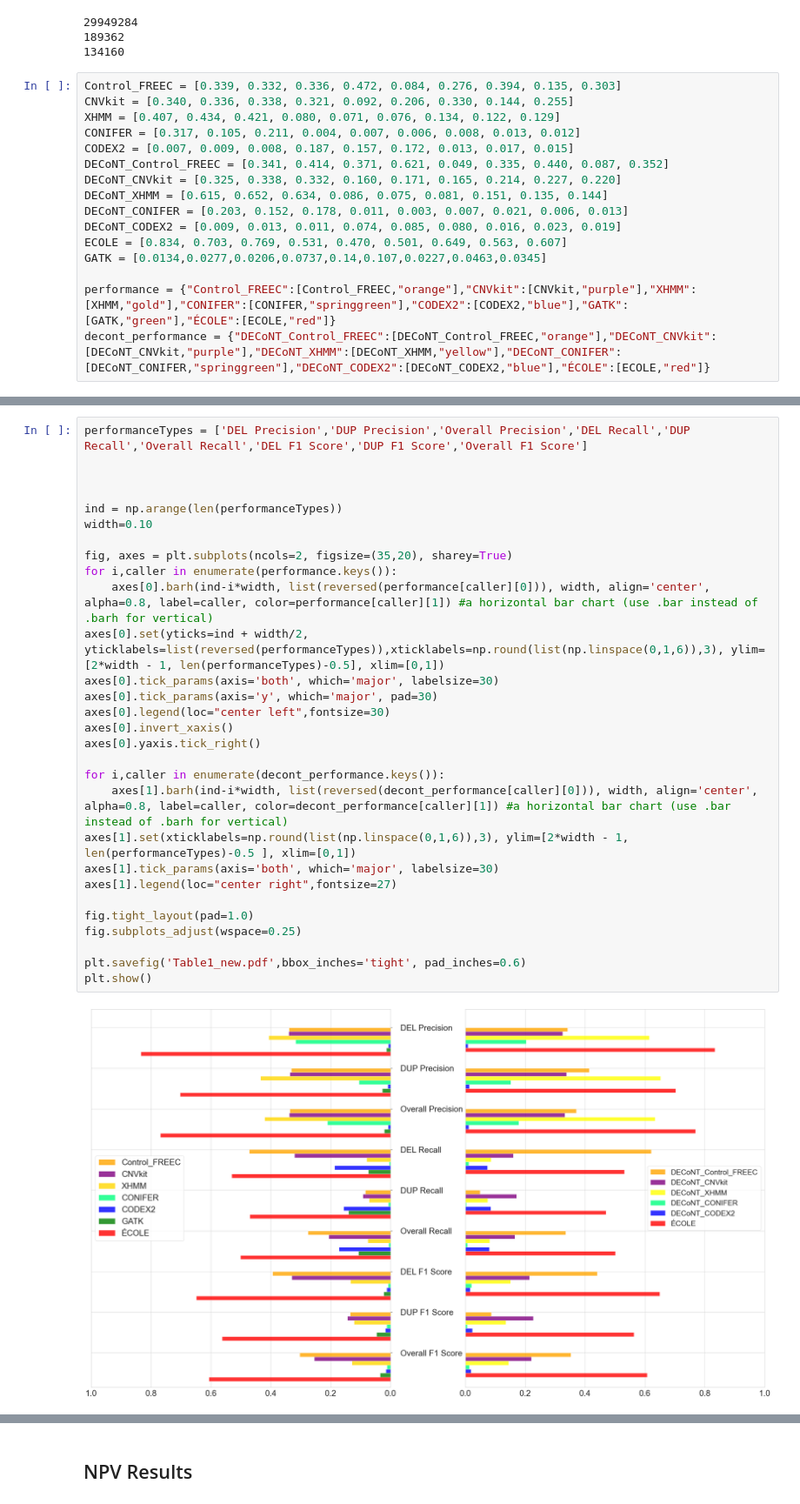
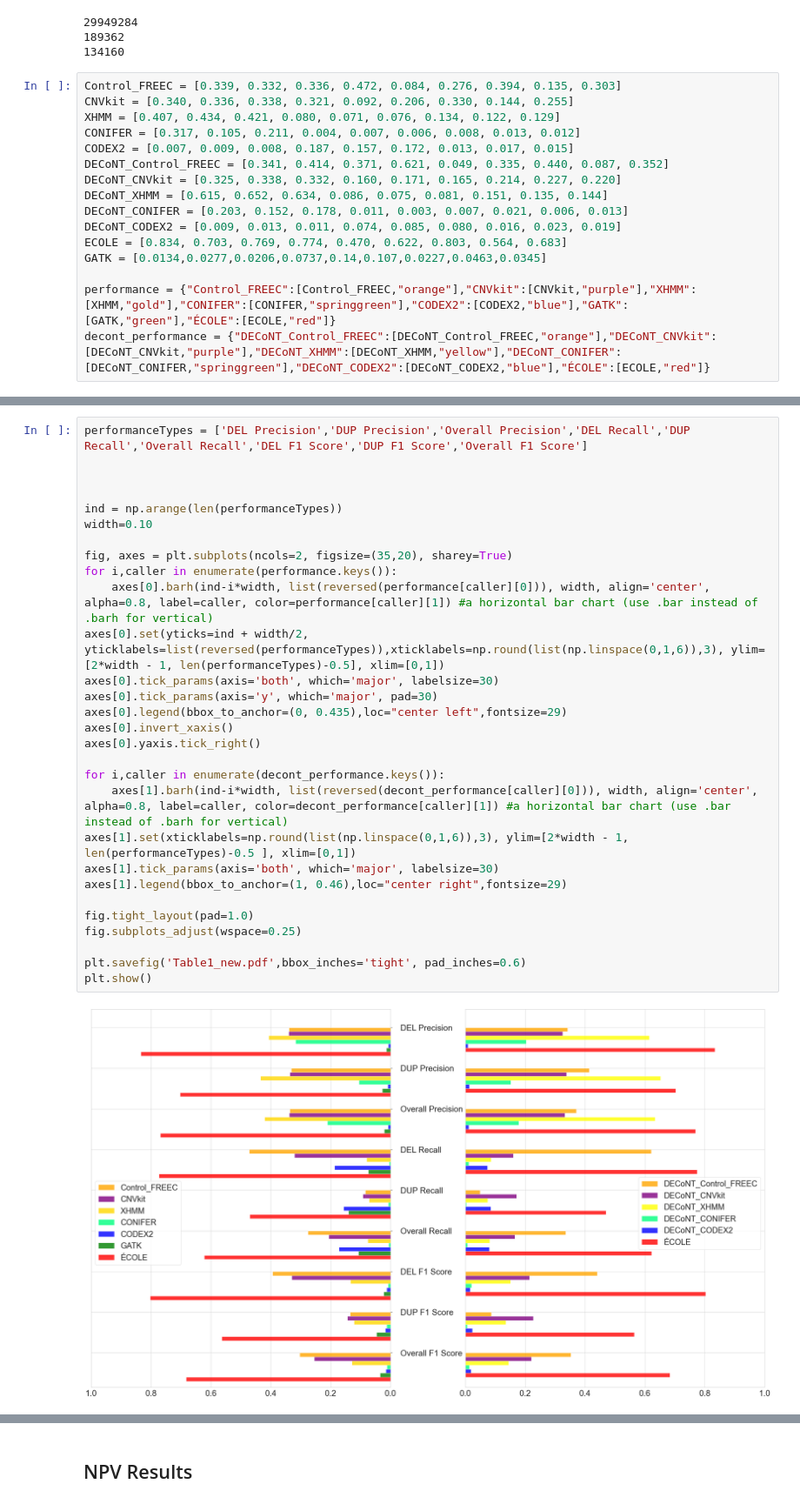
Before and after one commit to alperylmzz/ECOLE-revision, a Jupyter notebook: Figure2.ipynb, the cells around one changed output, grey strips where cells are left out. Shown at 87% size. Saved outputs shown, nothing was run; the diff lists cells and outputs as text.

```diff
--- a/Figure2.ipynb
+++ b/Figure2.ipynb
@@ -141,7 +141,7 @@ DECoNT_CNVkit = [0.325, 0.338, 0.332, 0.160, 0.171, 0.165, 0.214, 0.227, 0.220]
 DECoNT_XHMM = [0.615, 0.652, 0.634, 0.086, 0.075, 0.081, 0.151, 0.135, 0.144]
 DECoNT_CONIFER = [0.203, 0.152, 0.178, 0.011, 0.003, 0.007, 0.021, 0.006, 0.013]
 DECoNT_CODEX2 = [0.009, 0.013, 0.011, 0.074, 0.085, 0.080, 0.016, 0.023, 0.019]
-ECOLE = [0.834, 0.703, 0.769, 0.531, 0.470, 0.501, 0.649, 0.563, 0.607]
+ECOLE = [0.834, 0.703, 0.769, 0.774, 0.470, 0.622, 0.803, 0.564, 0.683]
 GATK = [0.0134,0.0277,0.0206,0.0737,0.14,0.107,0.0227,0.0463,0.0345]
 
 performance = {"Control_FREEC":[Control_FREEC,"orange"],"CNVkit":[CNVkit,"purple"],"XHMM":[XHMM,"gold"],"CONIFER":[CONIFER,"springgreen"],"CODEX2":[CODEX2,"blue"],"GATK":[GATK,"green"],"ÉCOLE":[ECOLE,"red"]}
@@ -178,34 +178,34 @@ plt.show()
 # %%
 performanceTypes = ['DEL Precision','DUP Precision','Overall Precision','DEL Recall','DUP Recall','Overall Recall','DEL F1 Score','DUP F1 Score','Overall F1 Score']
 
 
 
 ind = np.arange(len(performanceTypes))
 width=0.10
 
 fig, axes = plt.subplots(ncols=2, figsize=(35,20), sharey=True)
 for i,caller in enumerate(performance.keys()):
     axes[0].barh(ind-i*width, list(reversed(performance[caller][0])), width, align='center', alpha=0.8, label=caller, color=performance[caller][1]) #a horizontal bar chart (use .bar instead of .barh for vertical)
 axes[0].set(yticks=ind + width/2, yticklabels=list(reversed(performanceTypes)),xticklabels=np.round(list(np.linspace(0,1,6)),3), ylim=[2*width - 1, len(performanceTypes)-0.5], xlim=[0,1])
 axes[0].tick_params(axis='both', which='major', labelsize=30)
 axes[0].tick_params(axis='y', which='major', pad=30)
-axes[0].legend(loc="center left",fontsize=30)
+axes[0].legend(bbox_to_anchor=(0, 0.435),loc="center left",fontsize=29)
 axes[0].invert_xaxis()
 axes[0].yaxis.tick_right()
 
 for i,caller in enumerate(decont_performance.keys()):
     axes[1].barh(ind-i*width, list(reversed(decont_performance[caller][0])), width, align='center', alpha=0.8, label=caller, color=decont_performance[caller][1]) #a horizontal bar chart (use .bar instead of .barh for vertical)
 axes[1].set(xticklabels=np.round(list(np.linspace(0,1,6)),3), ylim=[2*width - 1, len(performanceTypes)-0.5 ], xlim=[0,1])
 axes[1].tick_params(axis='both', which='major', labelsize=30)
-axes[1].legend(loc="center right",fontsize=27)
+axes[1].legend(bbox_to_anchor=(1, 0.46),loc="center right",fontsize=29)
 
 fig.tight_layout(pad=1.0)
 fig.subplots_adjust(wspace=0.25)
 
 plt.savefig('Table1_new.pdf',bbox_inches='tight', pad_inches=0.6)
 plt.show()
 # %% [output]
-[figure, old version]
+[figure, new version]
 # %%
 # Data
 states = ["AK", "TX", "CA", "MT", "NM", "AZ", "NV", "CO", "OR", "WY", "MI",
```
Also changed, not shown: parts of 2 cells of this notebook, 3 other files.
